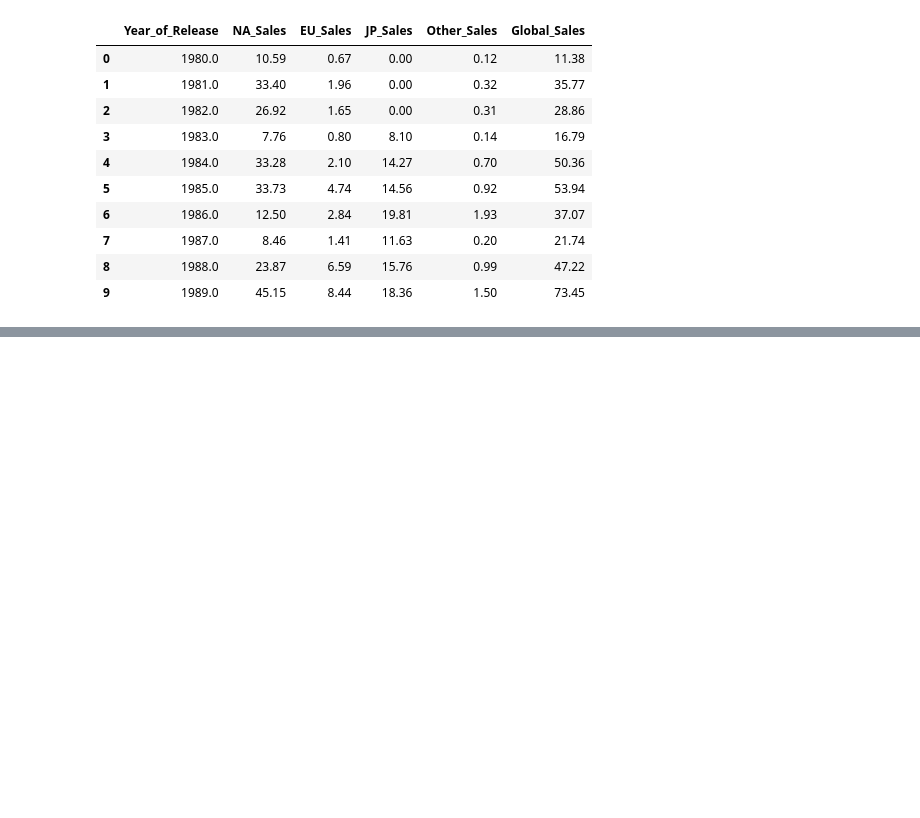
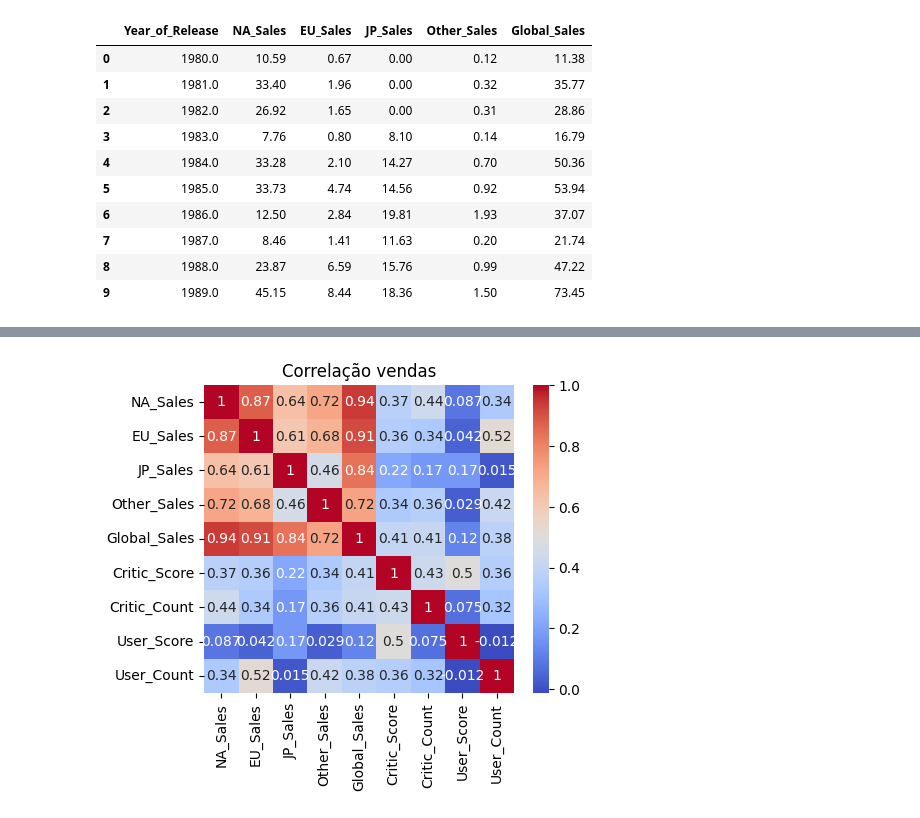
Before and after one commit to wolke412/topicos-4, a Jupyter notebook: presentation.ipynb, the cells around one changed output, grey strips where cells are left out. Cells and saved outputs as stored; diff of their text form; code cells hidden in the pictures; blank space fills up the shorter version.

```diff
--- a/presentation.ipynb
+++ b/presentation.ipynb
@@ -76,0 +104,10 @@ plt.show()
+# %%
+dffi = df[ df["Genre"] == "Role-Playing" ]
+corrl_mtx_rpg = dffi[ corr_cols ].corr()
+
+plt.figure(figsize=(5,4))
+sns.heatmap(corrl_mtx_rpg, annot=True, cmap="coolwarm")
+plt.title("Correlação vendas")
+plt.show()
+# %% [output]
+[figure, added]
```
Also changed, not shown: parts of 4 cells of this notebook.
